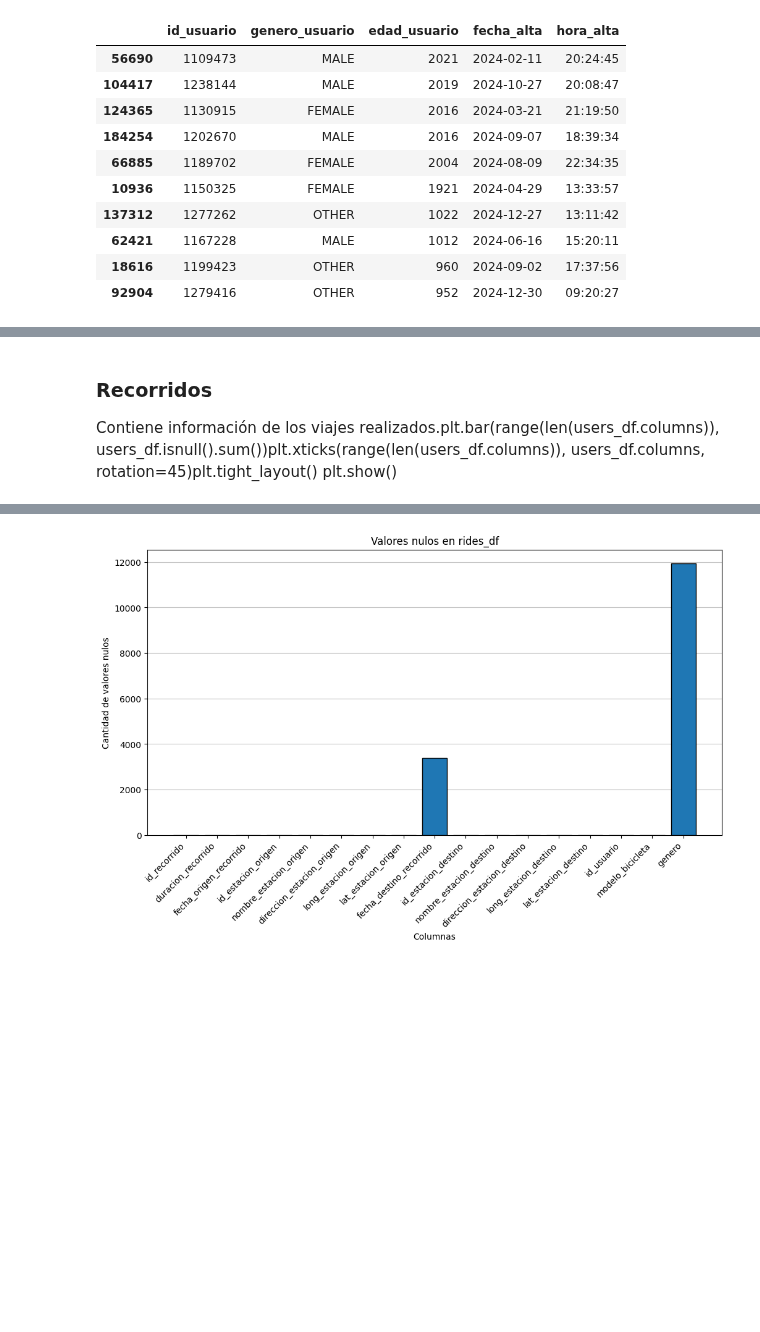
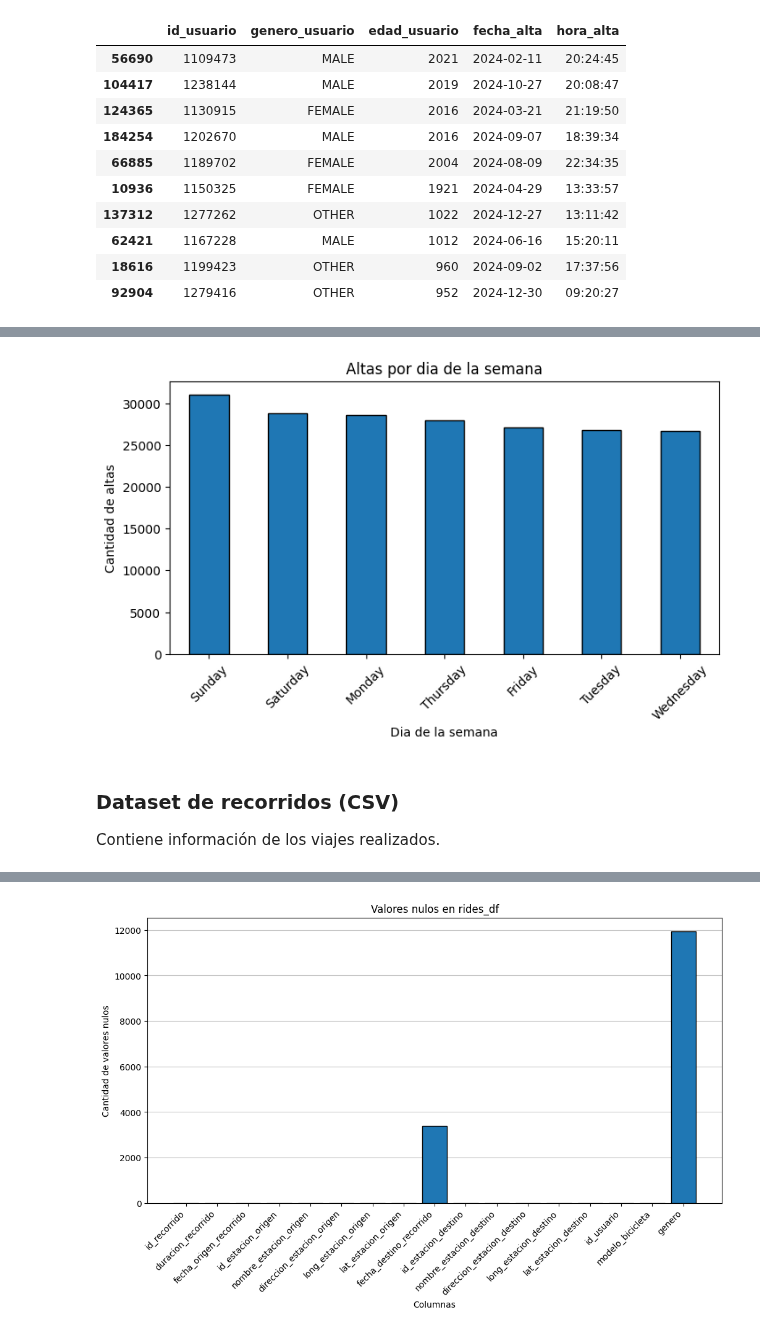
Before and after one commit to ArielMatC/ceia-andd-g2, a Jupyter notebook: data_analysis.ipynb, the cells around one changed output, grey strips where cells are left out. Saved outputs shown, nothing was run; the diff lists cells and outputs as text; code cells hidden in the pictures; blank space fills up the shorter version.

```diff
--- a/data_analysis.ipynb
+++ b/data_analysis.ipynb
@@ -148,0 +202,5 @@ plt.show()
+# %%
+# Parseo de columnas de fecha y hora
+users_df['fecha_alta_dt'] = pd.to_datetime(users_df['fecha_alta'], errors='coerce')
+users_df['hora_alta_dt'] = pd.to_datetime(users_df['hora_alta'], format='%H:%M:%S', errors='coerce').dt.time
+users_df['dia_semana'] = users_df['fecha_alta_dt'].dt.day_name()
@@ -149,6 +252,16 @@ plt.show()
+# %%
+# Bar chart de altas por dia de la semana
+plt.figure(figsize=(8, 4))
+users_df['dia_semana'].value_counts().plot(kind='bar', edgecolor='black')
+plt.title('Altas por dia de la semana')
+plt.xlabel('Dia de la semana')
+plt.ylabel('Cantidad de altas')
+plt.xticks(rotation=45)
+plt.show()
+# %% [output]
+[figure, added]
 # %% [markdown]
-### Recorridos
-Contiene información de los viajes realizados.plt.bar(range(len(users_df.columns)), users_df.isnull().sum())plt.xticks(range(len(users_df.columns)), users_df.columns, rotation=45)plt.tight_layout()
-plt.show()
+### Dataset de recorridos (CSV)
+Contiene información de los viajes realizados.
 # %%
 rides_df.info()
```
Also changed, not shown: parts of 32 cells of this notebook, 2 other files.
